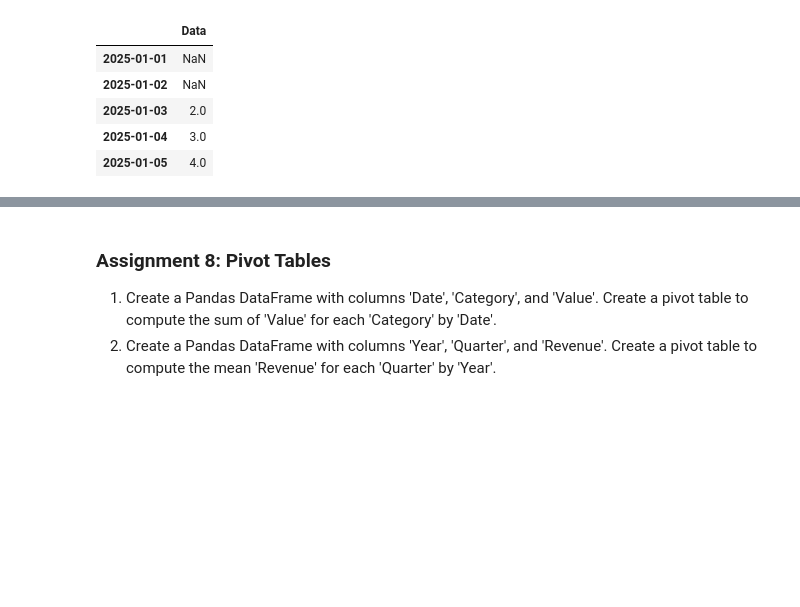
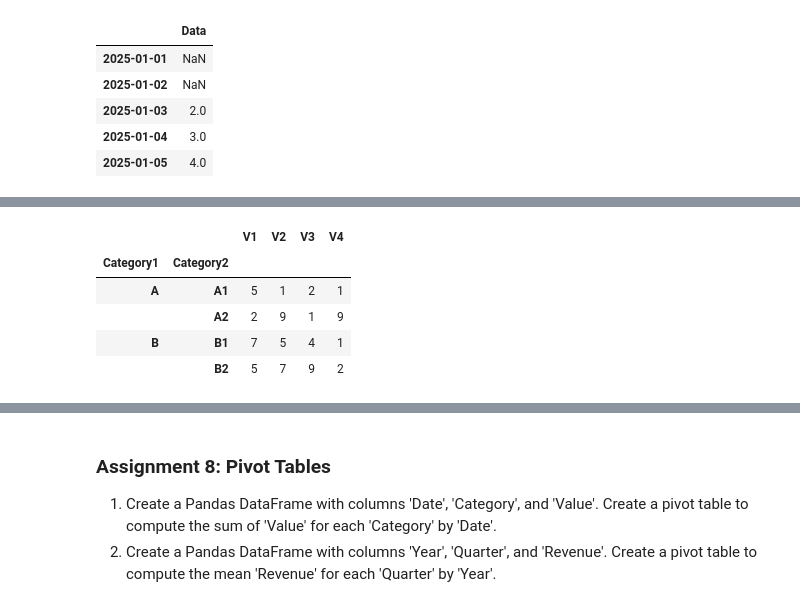
Before and after one commit to ArunNegi112/Python-Learning-Path-Topic-Wise-Assignments, a Jupyter notebook: Assignments/numpypandasassignments/pandasasssignments.ipynb, the cells around one changed output, grey strips where cells are left out. Saved outputs shown, nothing was run; the diff lists cells and outputs as text; code cells hidden in the pictures; blank space fills up the shorter version.

```diff
--- a/Assignments/numpypandasassignments/pandasasssignments.ipynb
+++ b/Assignments/numpypandasassignments/pandasasssignments.ipynb
@@ -527,0 +552,15 @@ rolling_mean
+# %%
+np.random.seed(10)
+# Method2
+index = pd.MultiIndex.from_tuples(tuples=(('A','A1'),('A','A2'),('B','B1'),('B','B2')),names=['Category1','Category2'])
+
+df8 = pd.DataFrame(np.random.randint(1,10,size=(4,4)),index=index,columns=['V1','V2','V3','V4'])
+
+df8
+# %% [output]
+|  |  | V1 | V2 | V3 | V4 |
+| Category1 | Category2 |  |  |  |  |
+| A | A1 | 5 | 1 | 2 | 1 |
+|  | A2 | 2 | 9 | 1 | 9 |
+| B | B1 | 7 | 5 | 4 | 1 |
+|  | B2 | 5 | 7 | 9 | 2 |
```
Also changed, not shown: parts of 26 cells of this notebook.
